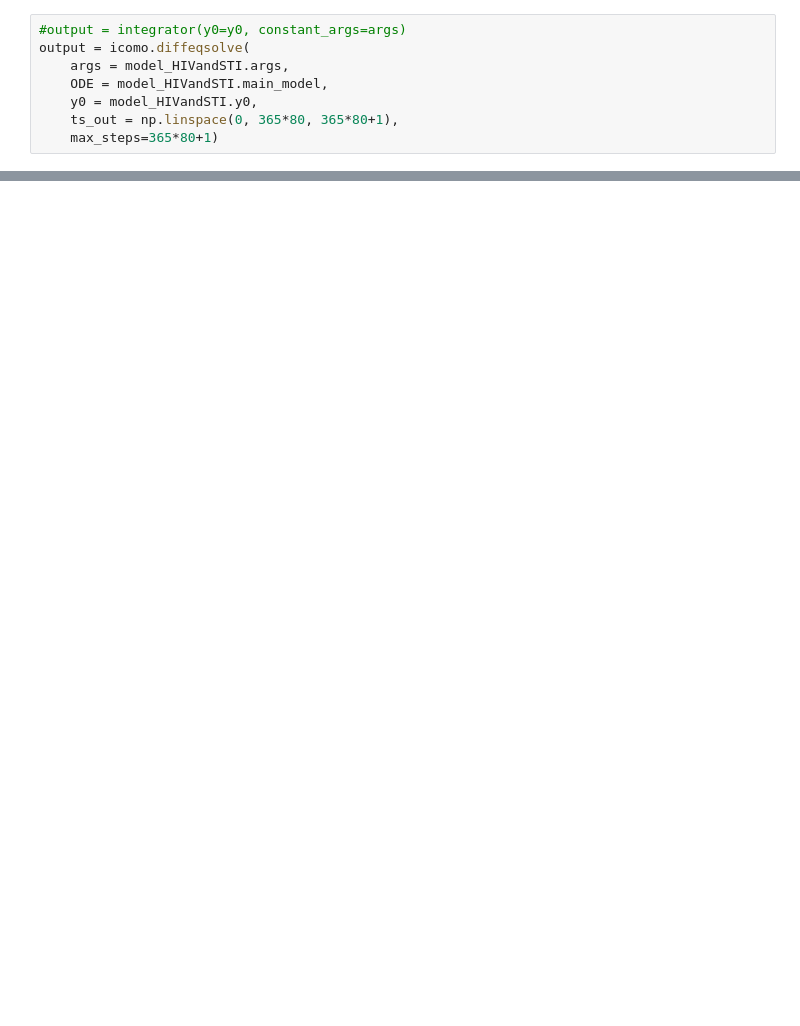
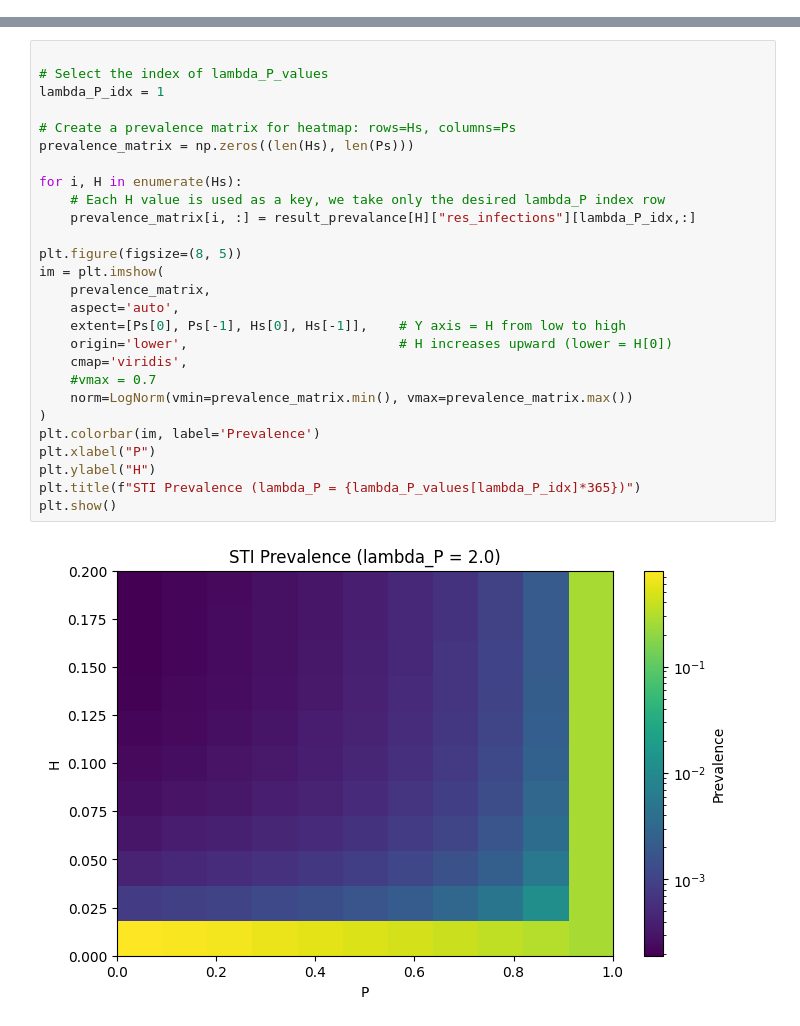
Before and after one commit to Priesemann-Group/testing-paradox-HIV-STI, a Jupyter notebook: notebooks/bigHIVmodel.ipynb, the cells around one changed output, grey strips where cells are left out. Drawn from its saved outputs; the diff is of its cells as text; blank space fills up the shorter version.

Commit message:
added big model stuff

```diff
--- a/notebooks/bigHIVmodel.ipynb
+++ b/notebooks/bigHIVmodel.ipynb
@@ -18,8 +10,0 @@ INFO:jax._src.xla_bridge:Unable to initialize backend 'tpu': UNIMPLEMENTED: Load
-# %%
-#output = integrator(y0=y0, constant_args=args)
-output = icomo.diffeqsolve(
-    args = model_HIVandSTI.args,
-    ODE = model_HIVandSTI.main_model,
-    y0 = model_HIVandSTI.y0,
-    ts_out = np.linspace(0, 365*80, 365*80+1),
-    max_steps=365*80+1)
@@ -29,3 +142,32 @@ INFO:tapm.HIVandSTI.model_HIVandSTI:Parameters: m_min = 0.0, m_max = 1
+# %%
+
+# Select the index of lambda_P_values
+lambda_P_idx = 1
+
+# Create a prevalence matrix for heatmap: rows=Hs, columns=Ps
+prevalence_matrix = np.zeros((len(Hs), len(Ps)))
+
+for i, H in enumerate(Hs):
+    # Each H value is used as a key, we take only the desired lambda_P index row
+    prevalence_matrix[i, :] = result_prevalance[H]["res_infections"][lambda_P_idx,:]
+
+plt.figure(figsize=(8, 5))
+im = plt.imshow(
+    prevalence_matrix,
+    aspect='auto',
+    extent=[Ps[0], Ps[-1], Hs[0], Hs[-1]],    # Y axis = H from low to high
+    origin='lower',                           # H increases upward (lower = H[0])
+    cmap='viridis',
+    #vmax = 0.7
+    norm=LogNorm(vmin=prevalence_matrix.min(), vmax=prevalence_matrix.max())
+)
+plt.colorbar(im, label='Prevalence')
+plt.xlabel("P")
+plt.ylabel("H")
+plt.title(f"STI Prevalence (lambda_P = {lambda_P_values[lambda_P_idx]*365})")
+plt.show()
+# %% [output]
+[figure, added]
 # %%
 
 fig, axes = plt.subplots(1, 4, figsize=(16,3))
```
Also changed, not shown: parts of 6 cells of this notebook, 1 other file.
